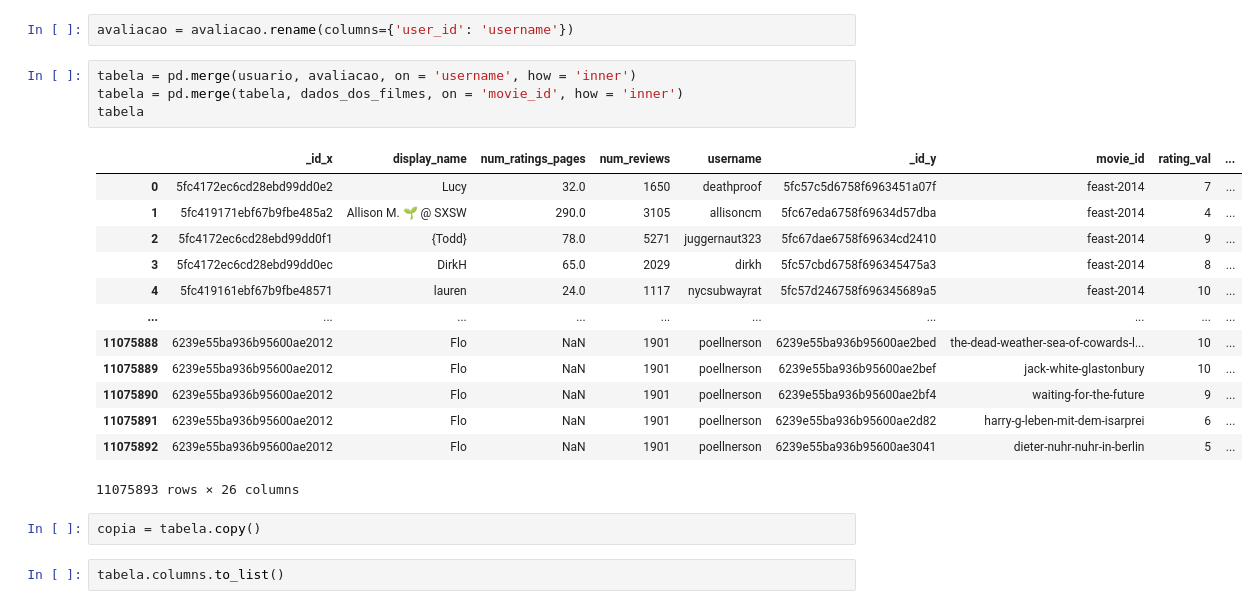
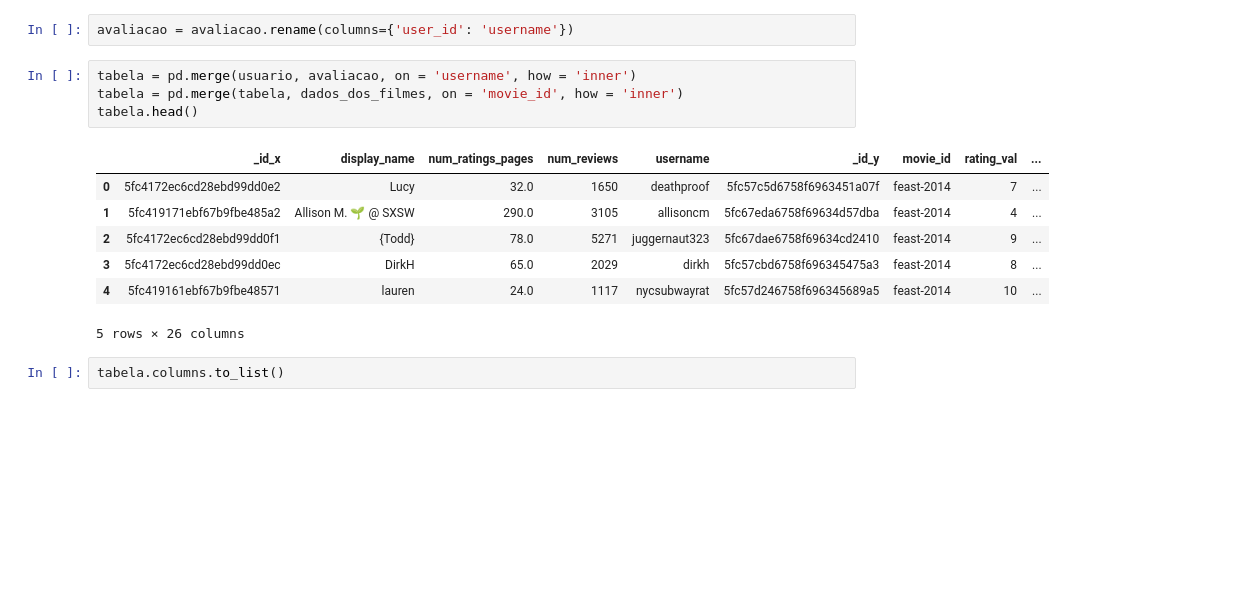
Before and after one commit to jamilly-b/curso-machine-learning, a Jupyter notebook: Projeto/letterboxd.ipynb, the cells around one changed output. Cells and saved outputs as stored; diff of their text form; blank space fills up the shorter version.

```diff
--- a/Projeto/letterboxd.ipynb
+++ b/Projeto/letterboxd.ipynb
@@ -238,23 +179,15 @@ avaliacao = avaliacao.rename(columns={'user_id': 'username'})
 # %%
 tabela = pd.merge(usuario, avaliacao, on = 'username', how = 'inner')
 tabela = pd.merge(tabela, dados_dos_filmes, on = 'movie_id', how = 'inner')
-tabela
+tabela.head()
 # %% [output]
 |  | _id_x | display_name | num_ratings_pages | num_reviews | username | _id_y | movie_id | rating_val | ... |
 | 0 | 5fc4172ec6cd28ebd99dd0e2 | Lucy | 32.0 | 1650 | deathproof | 5fc57c5d6758f6963451a07f | feast-2014 | 7 | ... |
 | 1 | 5fc419171ebf67b9fbe485a2 | Allison M. 🌱 @ SXSW | 290.0 | 3105 | allisoncm | 5fc67eda6758f69634d57dba | feast-2014 | 4 | ... |
 | 2 | 5fc4172ec6cd28ebd99dd0f1 | {Todd} | 78.0 | 5271 | juggernaut323 | 5fc67dae6758f69634cd2410 | feast-2014 | 9 | ... |
 | 3 | 5fc4172ec6cd28ebd99dd0ec | DirkH | 65.0 | 2029 | dirkh | 5fc57cbd6758f696345475a3 | feast-2014 | 8 | ... |
 | 4 | 5fc419161ebf67b9fbe48571 | lauren | 24.0 | 1117 | nycsubwayrat | 5fc57d246758f696345689a5 | feast-2014 | 10 | ... |
-| ... | ... | ... | ... | ... | ... | ... | ... | ... | ... |
-| 11075888 | 6239e55ba936b95600ae2012 | Flo | NaN | 1901 | poellnerson | 6239e55ba936b95600ae2bed | the-dead-weather-sea-of-cowards-l... | 10 | ... |
-| 11075889 | 6239e55ba936b95600ae2012 | Flo | NaN | 1901 | poellnerson | 6239e55ba936b95600ae2bef | jack-white-glastonbury | 10 | ... |
-| 11075890 | 6239e55ba936b95600ae2012 | Flo | NaN | 1901 | poellnerson | 6239e55ba936b95600ae2bf4 | waiting-for-the-future | 9 | ... |
-| 11075891 | 6239e55ba936b95600ae2012 | Flo | NaN | 1901 | poellnerson | 6239e55ba936b95600ae2d82 | harry-g-leben-mit-dem-isarprei | 6 | ... |
-| 11075892 | 6239e55ba936b95600ae2012 | Flo | NaN | 1901 | poellnerson | 6239e55ba936b95600ae3041 | dieter-nuhr-nuhr-in-berlin | 5 | ... |
-11075893 rows × 26 columns
+5 rows × 26 columns
-# %%
-copia = tabela.copy()
 # %%
 tabela.columns.to_list()
 # %% [output]
```
Also changed, not shown: parts of 17 cells of this notebook.
